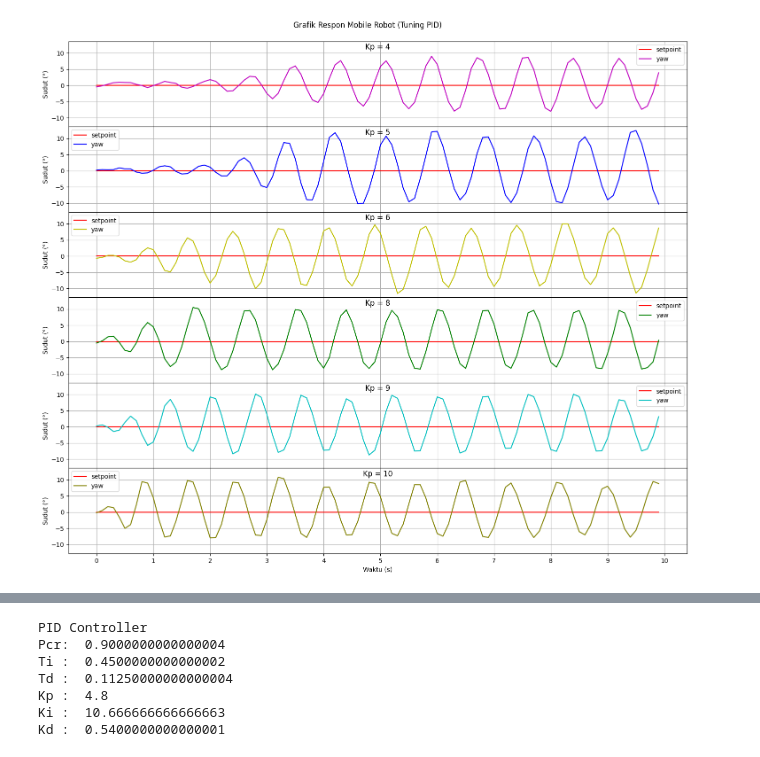
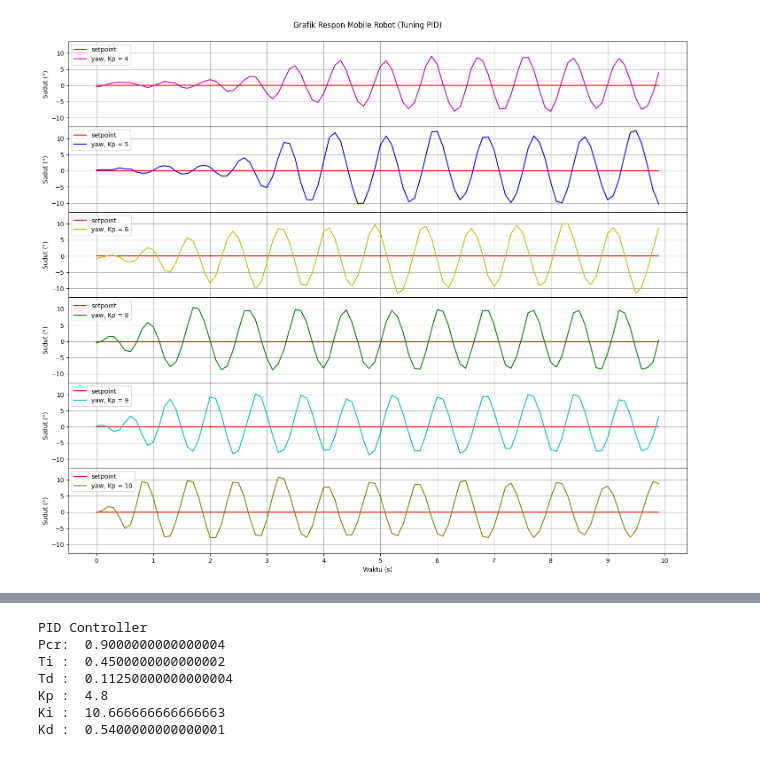
Before and after one commit to faizdaffa/Fuzzy-PID-Avoidance-Obstacle, a Jupyter notebook: doc/plot.ipynb, the cells around one changed output, grey strips where cells are left out. Cells and saved outputs as stored; diff of their text form; code cells hidden in the pictures.

```diff
--- a/doc/plot.ipynb
+++ b/doc/plot.ipynb
@@ -73,68 +74,62 @@ fig.suptitle('Grafik Respon Mobile Robot (Tuning PID)', y=0.91)
 
 axs[0].plot(x, setpoints, linestyle='-', color='r')
 axs[0].plot(x, yaw_values4, linestyle='-', color='m')
-axs[0].set_title('Kp = 4',  y=y_title, pad=-20)
 axs[0].set_ylabel("Sudut (°)")
 
 axs[1].plot(x, setpoints, linestyle='-', color='r')
 axs[1].plot(x, yaw_values5, linestyle='-', color='b')
-axs[1].set_title('Kp = 5',  y=y_title, pad=-20)
 axs[1].set_ylabel("Sudut (°)")
 
 axs[2].plot(x, setpoints, linestyle='-', color='r')
 axs[2].plot(x, yaw_values6, linestyle='-', color='y')
-axs[2].set_title('Kp = 6',  y=y_title, pad=-20)
 axs[2].set_ylabel("Sudut (°)")
 
 axs[3].plot(x, setpoints, linestyle='-', color='r')
 axs[3].plot(x, yaw_values8, linestyle='-', color='g')
-axs[3].set_title('Kp = 8',  y=y_title, pad=-20)
 axs[3].set_ylabel("Sudut (°)")
 
 axs[4].plot(x, setpoints, linestyle='-', color='r')
 axs[4].plot(x, yaw_values9, linestyle='-', color='c')
-axs[4].set_title('Kp = 9',  y=y_title, pad=-20)
 axs[4].set_ylabel("Sudut (°)")
 
 axs[5].plot(x, setpoints, linestyle='-', color='r')
 axs[5].plot(x, yaw_values10, linestyle='-', color='olive')
-axs[5].set_title('Kp = 10',  y=y_title, pad=-20)
 axs[5].set_xlabel("Waktu (s)")
 axs[5].set_ylabel("Sudut (°)")
 
 # Adding legends
-axs[0].legend(['setpoint', 'yaw'])
-axs[1].legend(['setpoint', 'yaw'])
-axs[2].legend(['setpoint', 'yaw'])
-axs[3].legend(['setpoint', 'yaw'])
-axs[4].legend(['setpoint', 'yaw'])
-axs[5].legend(['setpoint', 'yaw'])
+axs[0].legend(['setpoint', 'yaw, Kp = 4'], loc='upper left')
+axs[1].legend(['setpoint', 'yaw, Kp = 5'], loc='upper left')
+axs[2].legend(['setpoint', 'yaw, Kp = 6'], loc='upper left')
+axs[3].legend(['setpoint', 'yaw, Kp = 8'], loc='upper left')
+axs[4].legend(['setpoint', 'yaw, Kp = 9'], loc='upper left')
+axs[5].legend(['setpoint', 'yaw, Kp = 10'], loc='upper left')
 
 axs[3].xaxis.set_major_locator(MultipleLocator(1))
 axs[0].yaxis.set_major_locator(MultipleLocator(5))
 axs[0].yaxis.set_minor_locator(MultipleLocator(5))
 axs[1].yaxis.set_major_locator(MultipleLocator(5))
 axs[1].yaxis.set_minor_locator(MultipleLocator(5))
 axs[2].yaxis.set_major_locator(MultipleLocator(5))
 axs[2].yaxis.set_minor_locator(MultipleLocator(5))
 axs[3].yaxis.set_major_locator(MultipleLocator(5))
 axs[3].yaxis.set_minor_locator(MultipleLocator(5))
 axs[4].yaxis.set_major_locator(MultipleLocator(5))
 axs[4].yaxis.set_minor_locator(MultipleLocator(5))
 axs[5].yaxis.set_major_locator(MultipleLocator(5))
 axs[5].yaxis.set_minor_locator(MultipleLocator(5))
 
 # plt.xticks(x)
 axs[0].grid()
 axs[1].grid()
 axs[2].grid()
 axs[3].grid()
 axs[4].grid()
 axs[5].grid()
 plt.subplots_adjust(hspace=0)
 plt.show()
 # %% [output]
-[figure, old version]
+[figure, new version]
 # %%
 range_data = 100
 x = np.arange(0, range_data, 1)/10
```
Also changed, not shown: parts of 12 cells of this notebook, 12 other files.
